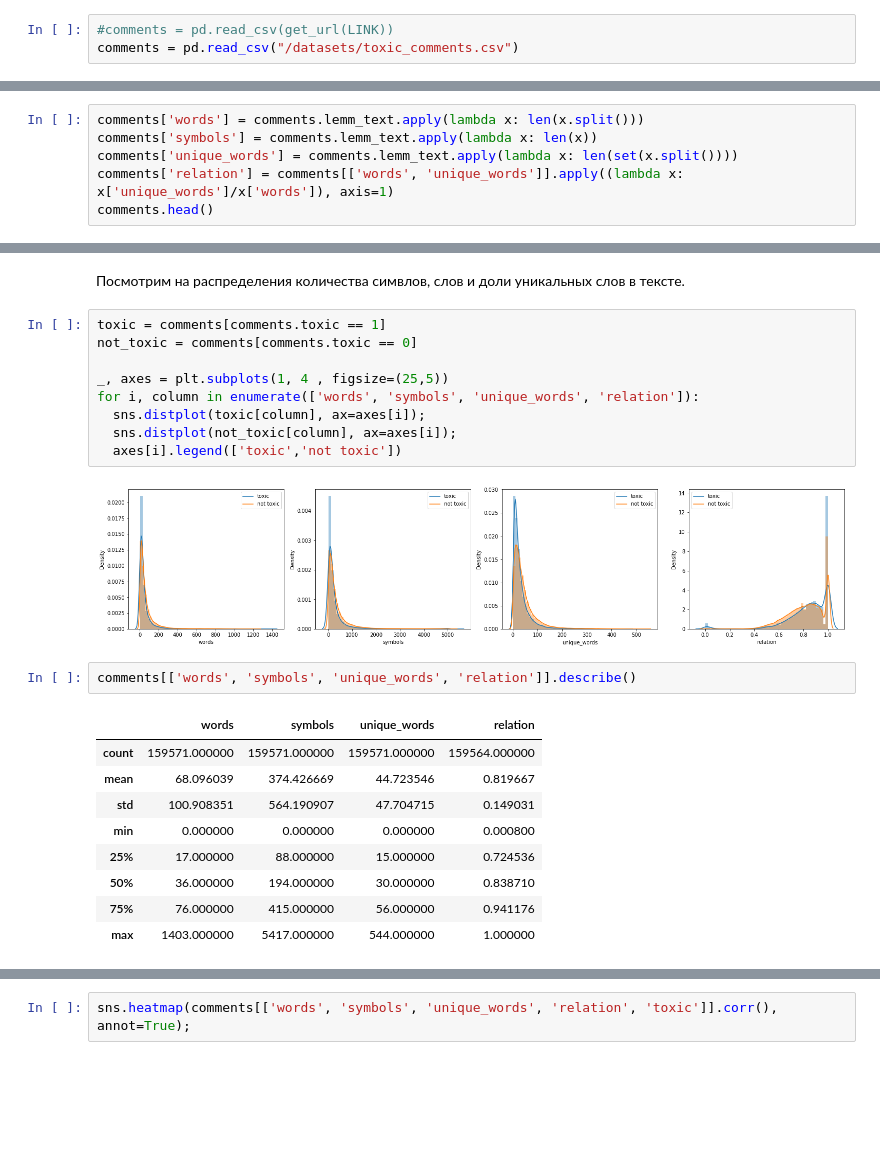
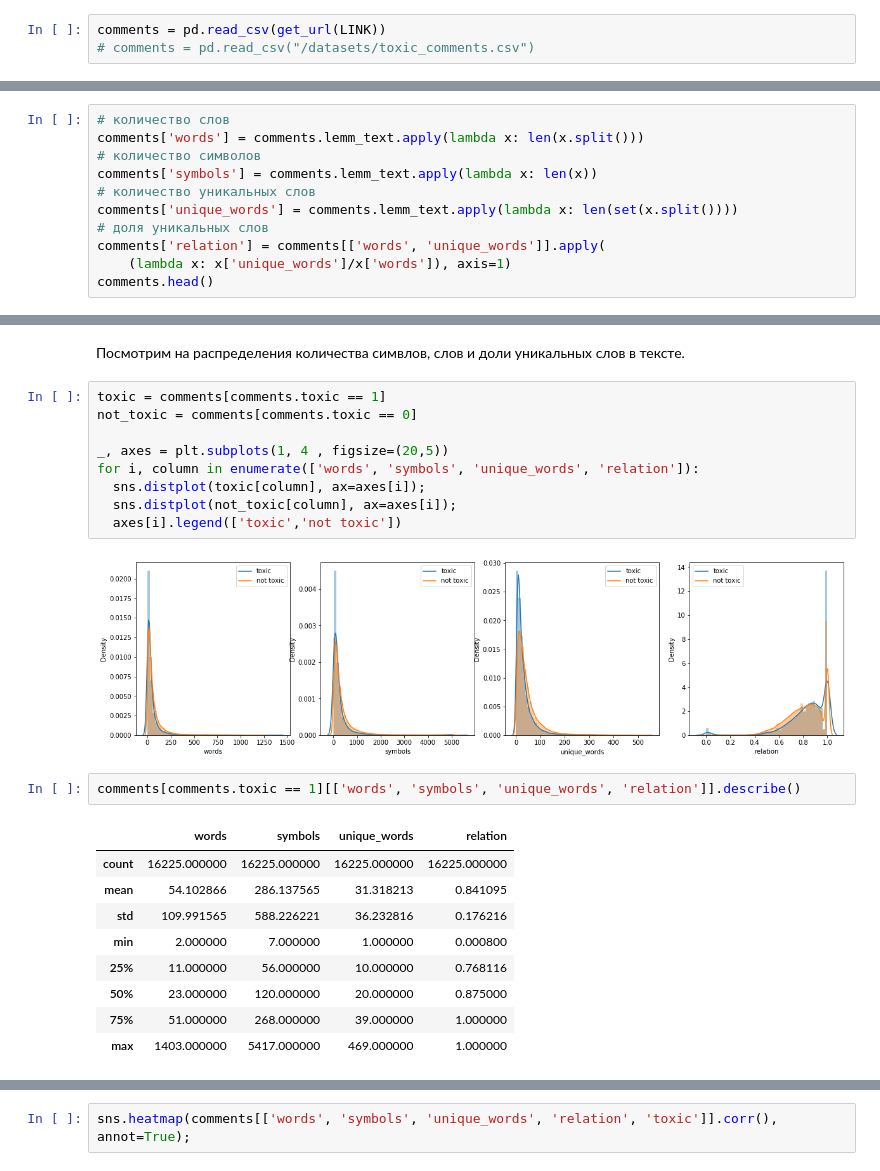
Before and after one commit to novmad/praktikum-tasks, a Jupyter notebook: p14_toxic_comments/p14_toxic_comments.ipynb, the cells around one changed output, grey strips where cells are left out. Drawn from its saved outputs; the diff is of its cells as text; blank space fills up the shorter version.

```diff
--- a/p14_toxic_comments/p14_toxic_comments.ipynb
+++ b/p14_toxic_comments/p14_toxic_comments.ipynb
@@ -136,5 +125,5 @@ BERT_TARGET_LINK = "https://yadi.sk/d/VhF5PCwGVBHGAQ"         # заранее
 # %% [markdown]
 ## 2. Загрузка данных
 # %%
-#comments = pd.read_csv(get_url(LINK))
-comments = pd.read_csv("/datasets/toxic_comments.csv")
+comments = pd.read_csv(get_url(LINK))
+# comments = pd.read_csv("/datasets/toxic_comments.csv")
@@ -174,10 +165,15 @@ set(other_symbols.to_list())
 # %% [output]
 {'[]'}
 # %%
+# количество слов
 comments['words'] = comments.lemm_text.apply(lambda x: len(x.split()))
+# количество символов
 comments['symbols'] = comments.lemm_text.apply(lambda x: len(x))
+# количество уникальных слов
 comments['unique_words'] = comments.lemm_text.apply(lambda x: len(set(x.split())))
-comments['relation'] = comments[['words', 'unique_words']].apply((lambda x: x['unique_words']/x['words']), axis=1)
+# доля уникальных слов
+comments['relation'] = comments[['words', 'unique_words']].apply(
+    (lambda x: x['unique_words']/x['words']), axis=1)
 comments.head()
 # %% [output]
 |  | text | toxic | lemm_text | words | symbols | unique_words | relation |
@@ -191,23 +187,23 @@ comments.head()
 # %%
 toxic = comments[comments.toxic == 1]
 not_toxic = comments[comments.toxic == 0]
 
-_, axes = plt.subplots(1, 4 , figsize=(25,5))
+_, axes = plt.subplots(1, 4 , figsize=(20,5))
 for i, column in enumerate(['words', 'symbols', 'unique_words', 'relation']):
   sns.distplot(toxic[column], ax=axes[i]);
   sns.distplot(not_toxic[column], ax=axes[i]);
   axes[i].legend(['toxic','not toxic'])
 # %% [output]
-[figure, old version]
+[figure, new version]
 # %%
-comments[['words', 'symbols', 'unique_words', 'relation']].describe()
+comments[comments.toxic == 1][['words', 'symbols', 'unique_words', 'relation']].describe()
 # %% [output]
 |  | words | symbols | unique_words | relation |
-| count | 159571.000000 | 159571.000000 | 159571.000000 | 159564.000000 |
-| mean | 68.096039 | 374.426669 | 44.723546 | 0.819667 |
-| std | 100.908351 | 564.190907 | 47.704715 | 0.149031 |
-| min | 0.000000 | 0.000000 | 0.000000 | 0.000800 |
-| 25% | 17.000000 | 88.000000 | 15.000000 | 0.724536 |
-| 50% | 36.000000 | 194.000000 | 30.000000 | 0.838710 |
-| 75% | 76.000000 | 415.000000 | 56.000000 | 0.941176 |
-| max | 1403.000000 | 5417.000000 | 544.000000 | 1.000000 |
+| count | 16225.000000 | 16225.000000 | 16225.000000 | 16225.000000 |
+| mean | 54.102866 | 286.137565 | 31.318213 | 0.841095 |
+| std | 109.991565 | 588.226221 | 36.232816 | 0.176216 |
+| min | 2.000000 | 7.000000 | 1.000000 | 0.000800 |
+| 25% | 11.000000 | 56.000000 | 10.000000 | 0.768116 |
+| 50% | 23.000000 | 120.000000 | 20.000000 | 0.875000 |
+| 75% | 51.000000 | 268.000000 | 39.000000 | 1.000000 |
+| max | 1403.000000 | 5417.000000 | 469.000000 | 1.000000 |
```
Also changed, not shown: parts of 13 cells of this notebook.
